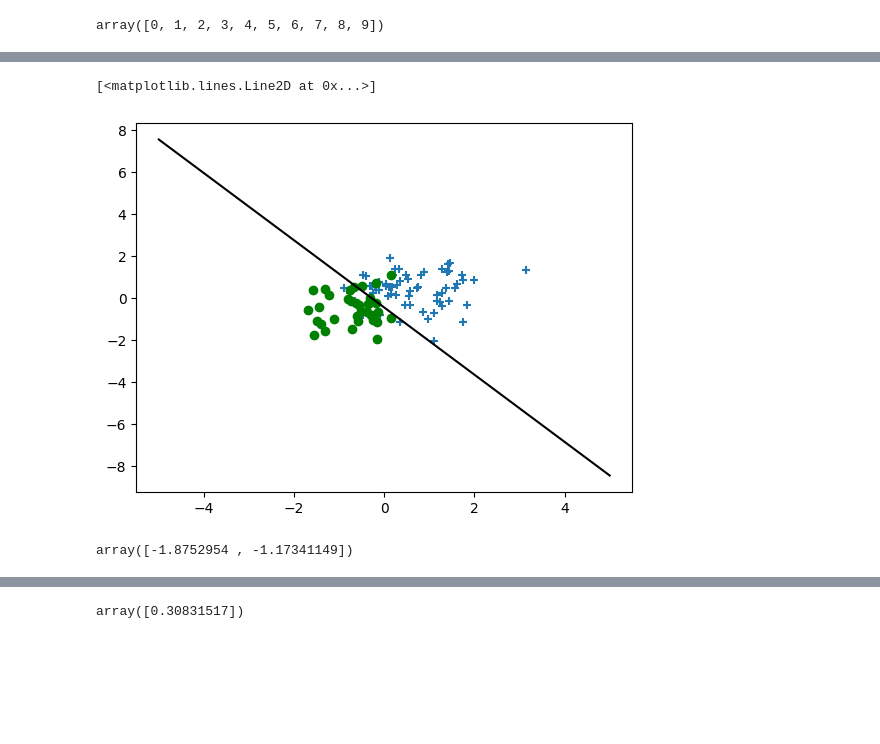
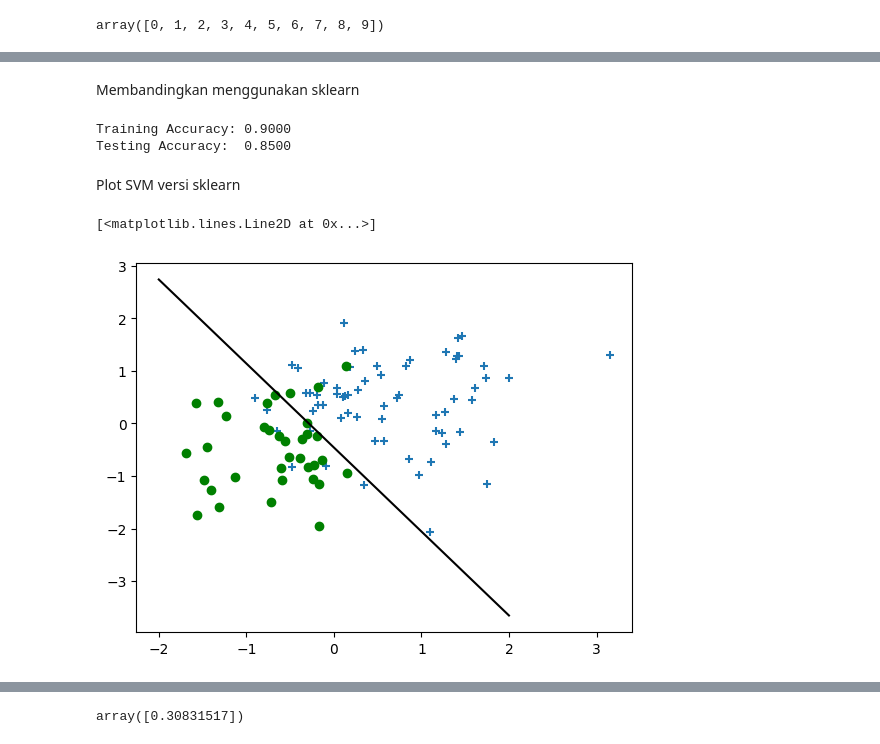
Before and after one commit to notnsas/cs229-ml-from-scratch, a Jupyter notebook: cs229_ml_from_scratch.ipynb, the cells around one changed output, grey strips where cells are left out. Drawn from its saved outputs; the diff is of its cells as text; code cells hidden in the pictures; blank space fills up the shorter version.

Commit message:
udh done iseng nambah plot

```diff
--- a/cs229_ml_from_scratch.ipynb
+++ b/cs229_ml_from_scratch.ipynb
@@ -1990,43 +2046,50 @@ np.float64(0.87)
+# %% [markdown]
+Membandingkan menggunakan sklearn
+# %%
+from sklearn.svm import SVC
+from sklearn.metrics import accuracy_score
+
+# Create SVM model with linear kernel
+clf = SVC(kernel='linear', C=1.0)  # Set C same as your custom SVM for fair comparison
+
+# Train the model
+clf.fit(X_train, y_train)
+
+# Predict on training set
+y_train_pred = clf.predict(X_train)
+train_acc = accuracy_score(y_train, y_train_pred)
+
+# Predict on test set
+y_test_pred = clf.predict(X_test)
+test_acc = accuracy_score(y_test, y_test_pred)
+
+# Print accuracies
+print(f"Training Accuracy: {train_acc:.4f}")
+print(f"Testing Accuracy:  {test_acc:.4f}")
+# %% [output]
+Training Accuracy: 0.9000
+Testing Accuracy:  0.8500
+# %% [markdown]
+Plot SVM versi sklearn
 # %%
-# mu_vec1 = np.array([0,0])
-# cov_mat1 = np.array([[2,0],[0,2]])
-# x1_samples = np.random.multivariate_normal(mu_vec1, cov_mat1, 100)
-# mu_vec1 = mu_vec1.reshape(1,2).T # to 1-col vector
-
-# mu_vec2 = np.array([1,2])
-# cov_mat2 = np.array([[1,0],[0,1]])
-# x2_samples = np.random.multivariate_normal(mu_vec2, cov_mat2, 100)
-# mu_vec2 = mu_vec2.reshape(1,2).T
 ind1 = np.where(y_train == -1)
 ind2 = np.where(y_train == 1)
 X1 = X_train[ind1]
 X2 = X_train[ind2]
-# print(X1)
 fig = plt.figure()
-
 
 plt.scatter(X1[:,0], X1[:,1], marker='+')
 plt.scatter(X2[:,0],X2[:,1], c= 'green', marker='o')
 
 X = np.concatenate((X1,X2), axis = 0)
 Y = np.array([0]*100 + [1]*100)
 
-# C = 1.0  # SVM regularization parameter
-# clf = svm.SVC(kernel = 'linear',  gamma=0.7, C=C )
-# clf.fit(X, Y)
-C = 1.0  # SVM regularization parameter
-clf = SVC(kernel = 'linear',  gamma=0.7, C=C )
-clf.fit(X_train, y_train)
 w = clf.coef_[0]
 a = -w[0] / w[1]
-xx = np.linspace(-5, 5)
+xx = np.linspace(-2, 2)
 yy = a * xx - (clf.intercept_[0]) / w[1]
 
 plt.plot(xx, yy, 'k-')
 # %% [output]
 [<matplotlib.lines.Line2D at 0x...>]
-[figure, old version]
+[figure, new version]
-# %%
-w
-# %% [output]
-array([-1.8752954 , -1.17341149])
```
Also changed, not shown: parts of 11 cells of this notebook.
